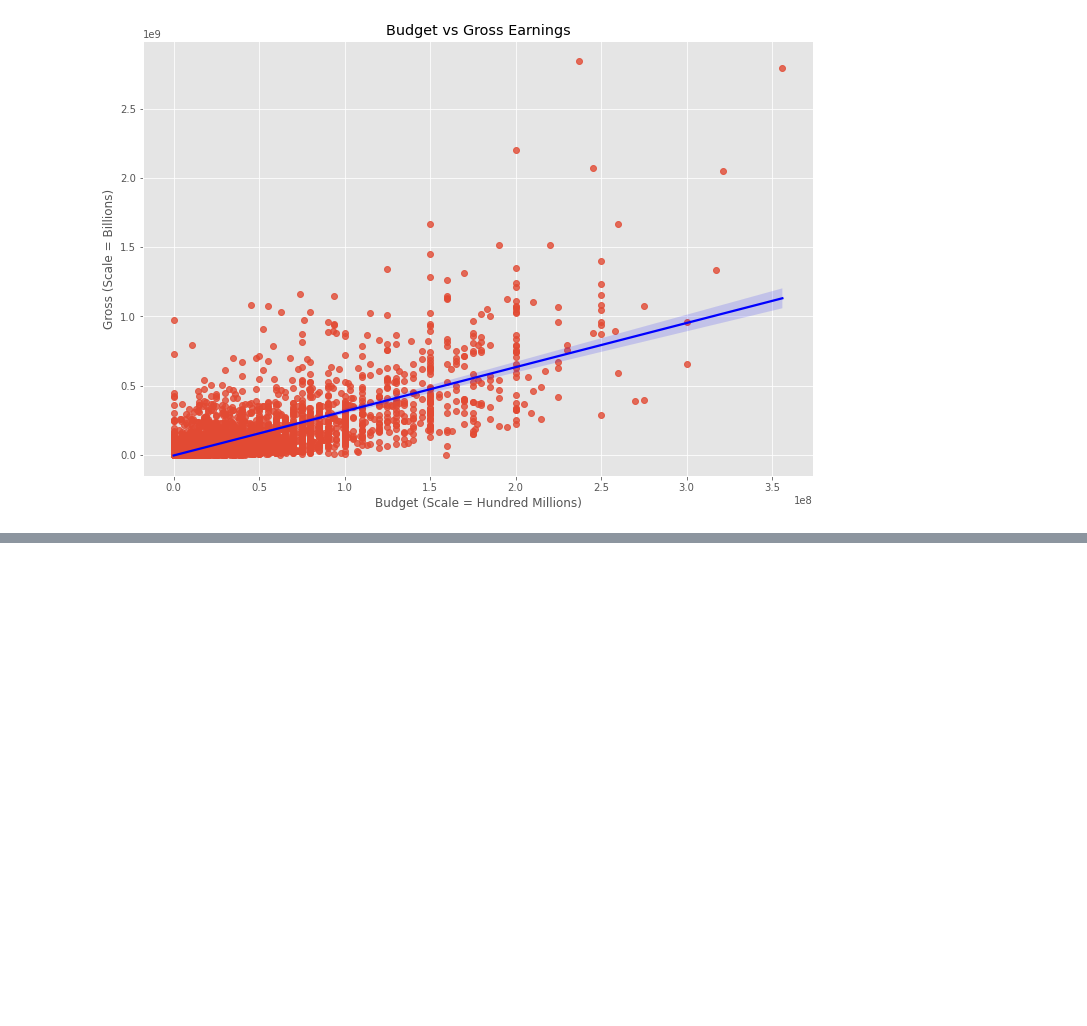
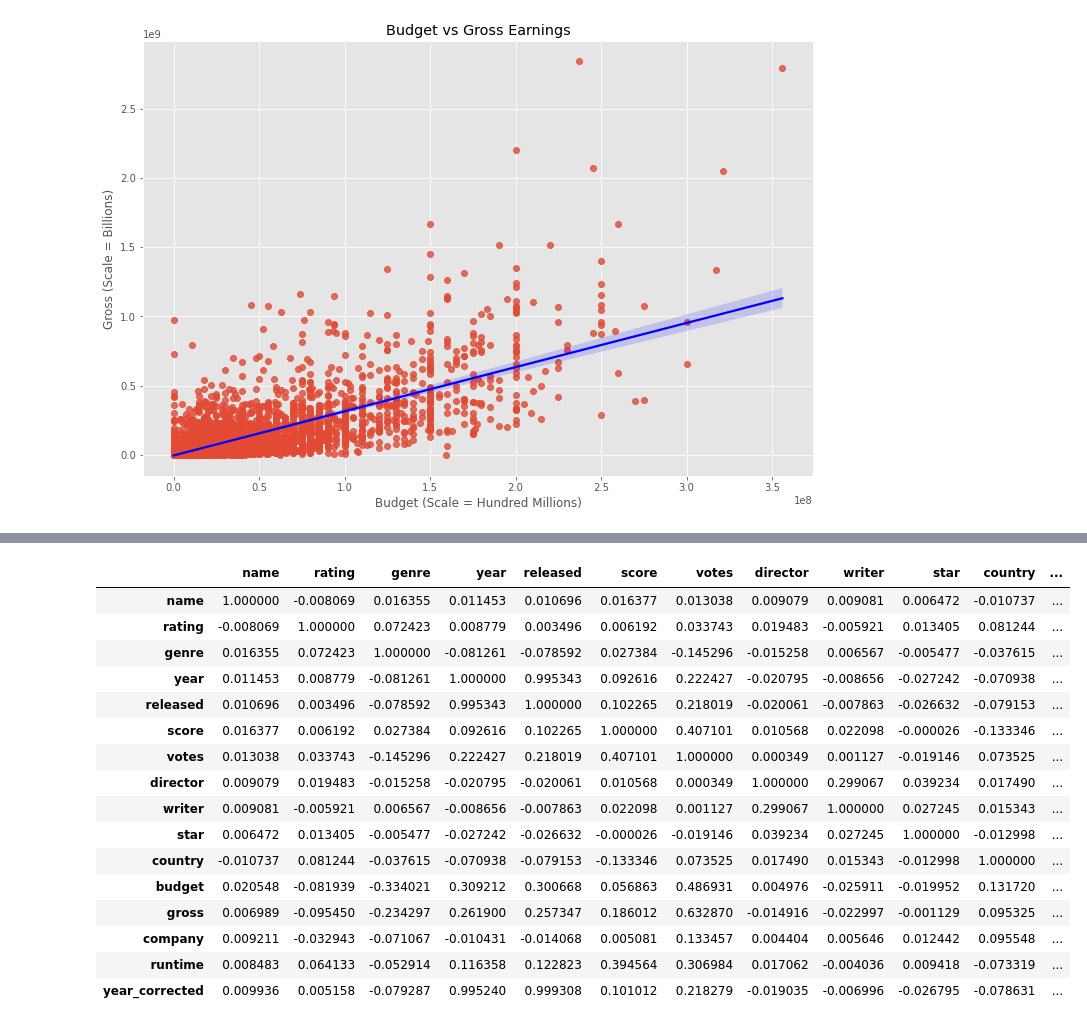
Before and after one commit to michaelconnell10/Python-Portfolio-Project-JupyterNB, a Jupyter notebook: Python Portfolio Project.ipynb, the cells around one changed output, grey strips where cells are left out. Saved outputs shown, nothing was run; the diff lists cells and outputs as text; code cells hidden in the pictures; blank space fills up the shorter version.

```diff
--- a/Python Portfolio Project.ipynb
+++ b/Python Portfolio Project.ipynb
@@ -132,0 +177,20 @@ df.corr()
+# %%
+df_numerize.corr()
+# %% [output]
+|  | name | rating | genre | year | released | score | votes | director | writer | star | country | ... |
+| name | 1.000000 | -0.008069 | 0.016355 | 0.011453 | 0.010696 | 0.016377 | 0.013038 | 0.009079 | 0.009081 | 0.006472 | -0.010737 | ... |
+| rating | -0.008069 | 1.000000 | 0.072423 | 0.008779 | 0.003496 | 0.006192 | 0.033743 | 0.019483 | -0.005921 | 0.013405 | 0.081244 | ... |
+| genre | 0.016355 | 0.072423 | 1.000000 | -0.081261 | -0.078592 | 0.027384 | -0.145296 | -0.015258 | 0.006567 | -0.005477 | -0.037615 | ... |
+| year | 0.011453 | 0.008779 | -0.081261 | 1.000000 | 0.995343 | 0.092616 | 0.222427 | -0.020795 | -0.008656 | -0.027242 | -0.070938 | ... |
+| released | 0.010696 | 0.003496 | -0.078592 | 0.995343 | 1.000000 | 0.102265 | 0.218019 | -0.020061 | -0.007863 | -0.026632 | -0.079153 | ... |
+| score | 0.016377 | 0.006192 | 0.027384 | 0.092616 | 0.102265 | 1.000000 | 0.407101 | 0.010568 | 0.022098 | -0.000026 | -0.133346 | ... |
+| votes | 0.013038 | 0.033743 | -0.145296 | 0.222427 | 0.218019 | 0.407101 | 1.000000 | 0.000349 | 0.001127 | -0.019146 | 0.073525 | ... |
+| director | 0.009079 | 0.019483 | -0.015258 | -0.020795 | -0.020061 | 0.010568 | 0.000349 | 1.000000 | 0.299067 | 0.039234 | 0.017490 | ... |
+| writer | 0.009081 | -0.005921 | 0.006567 | -0.008656 | -0.007863 | 0.022098 | 0.001127 | 0.299067 | 1.000000 | 0.027245 | 0.015343 | ... |
+| star | 0.006472 | 0.013405 | -0.005477 | -0.027242 | -0.026632 | -0.000026 | -0.019146 | 0.039234 | 0.027245 | 1.000000 | -0.012998 | ... |
+| country | -0.010737 | 0.081244 | -0.037615 | -0.070938 | -0.079153 | -0.133346 | 0.073525 | 0.017490 | 0.015343 | -0.012998 | 1.000000 | ... |
+| budget | 0.020548 | -0.081939 | -0.334021 | 0.309212 | 0.300668 | 0.056863 | 0.486931 | 0.004976 | -0.025911 | -0.019952 | 0.131720 | ... |
+| gross | 0.006989 | -0.095450 | -0.234297 | 0.261900 | 0.257347 | 0.186012 | 0.632870 | -0.014916 | -0.022997 | -0.001129 | 0.095325 | ... |
+| company | 0.009211 | -0.032943 | -0.071067 | -0.010431 | -0.014068 | 0.005081 | 0.133457 | 0.004404 | 0.005646 | 0.012442 | 0.095548 | ... |
+| runtime | 0.008483 | 0.064133 | -0.052914 | 0.116358 | 0.122823 | 0.394564 | 0.306984 | 0.017062 | -0.004036 | 0.009418 | -0.073319 | ... |
+| year_corrected | 0.009936 | 0.005158 | -0.079287 | 0.995240 | 0.999308 | 0.101012 | 0.218279 | -0.019035 | -0.006996 | -0.026795 | -0.078631 | ... |
```
Also changed, not shown: parts of 15 cells of this notebook.
